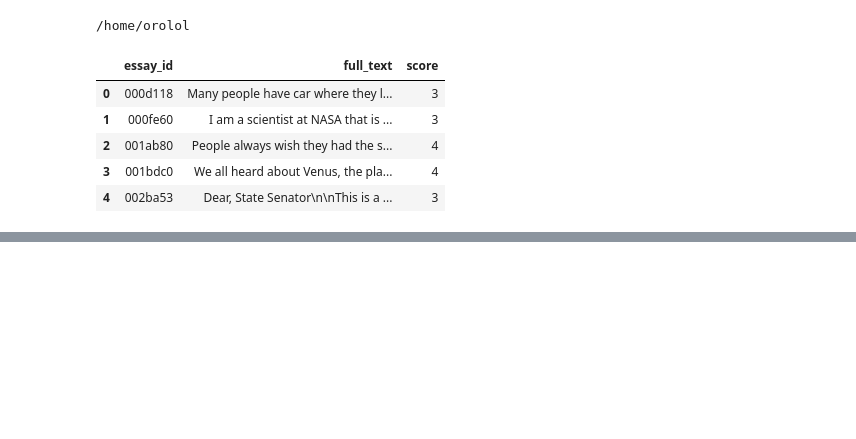
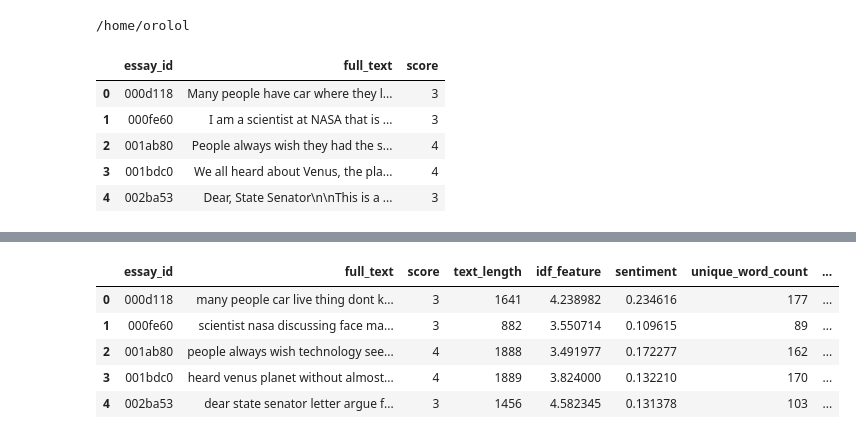
Before and after one commit to Orolol/learningLabAgency, a Jupyter notebook: lla.ipynb, the cells around one changed output, grey strips where cells are left out. Cells and saved outputs as stored; diff of their text form; code cells hidden in the pictures; blank space fills up the shorter version.

```diff
--- a/lla.ipynb
+++ b/lla.ipynb
@@ -16,3 +18,49 @@ df.head()
 | 2 | 001ab80 | People always wish they had the s... | 4 |
 | 3 | 001bdc0 | We all heard about Venus, the pla... | 4 |
 | 4 | 002ba53 | Dear, State Senator\n\nThis is a ... | 3 |
+# %%
+# Clean the data, remove stop words, lowercase, remove punctuation, etc.
+from nltk.corpus import stopwords
+import nltk
+import string
+from sklearn.feature_extraction.text import TfidfVectorizer
+import numpy as np
+from textblob import TextBlob
+
+nltk.download('stopwords')
+
+stopwords = set(stopwords.words('english'))
+
+def clean_data(line):
+    line = line.lower()
+    line = line.translate(str.maketrans('', '', string.punctuation))
+    line = ' '.join([word for word in line.split() if word not in stopwords])
+    return line
+
+df['full_text'] = df['full_text'].apply(clean_data)
+
+vectorizer = TfidfVectorizer()
+vectorizer.fit_transform(df['full_text'])
+
+idf_values = vectorizer.idf_
+word_idf_dict = dict(zip(vectorizer.get_feature_names_out(), idf_values))
+
+def calculate_idf_feature(text, word_idf_dict):
+    words = text.split()
+    idf_values = [word_idf_dict.get(word, 0) for word in words]
+    return np.mean(idf_values)
+
+df['text_length'] = df['full_text'].apply(lambda x: len(x))
+
+df['idf_feature'] = df['full_text'].apply(lambda x: calculate_idf_feature(x, word_idf_dict))
+
+df['sentiment'] = df['full_text'].apply(lambda x: TextBlob(x).sentiment.polarity)
+
+df['unique_word_count'] = df['full_text'].apply(lambda x: len(set(x.split())))
+
+most_common_word = pd.Series(' '.join(df['full_text']).split()).value_counts().idxmax()
+df['most_common_word_freq'] = df['full_text'].apply(lambda x: x.split().count(most_common_word))
+
+
+df.head()
+# %% [output]
@@ -18,0 +69,6 @@ df.head()
+|  | essay_id | full_text | score | text_length | idf_feature | sentiment | unique_word_count | ... |
+| 0 | 000d118 | many people car live thing dont k... | 3 | 1641 | 4.238982 | 0.234616 | 177 | ... |
+| 1 | 000fe60 | scientist nasa discussing face ma... | 3 | 882 | 3.550714 | 0.109615 | 89 | ... |
+| 2 | 001ab80 | people always wish technology see... | 4 | 1888 | 3.491977 | 0.172277 | 162 | ... |
+| 3 | 001bdc0 | heard venus planet without almost... | 4 | 1889 | 3.824000 | 0.132210 | 170 | ... |
+| 4 | 002ba53 | dear state senator letter argue f... | 3 | 1456 | 4.582345 | 0.131378 | 103 | ... |
```
Also changed, not shown: parts of 11 cells of this notebook.
